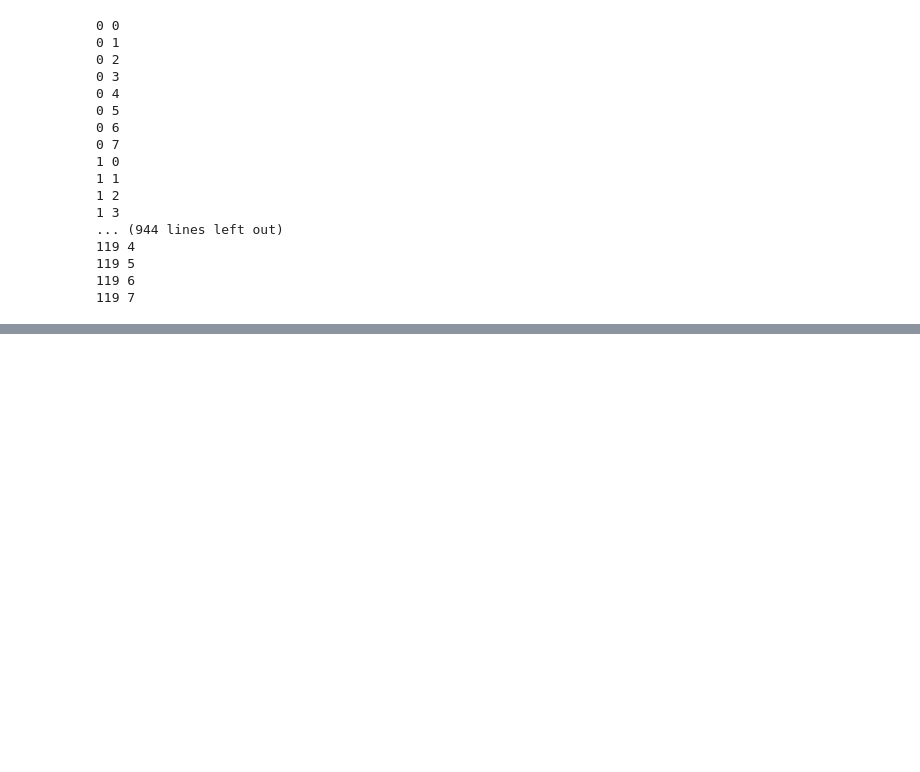
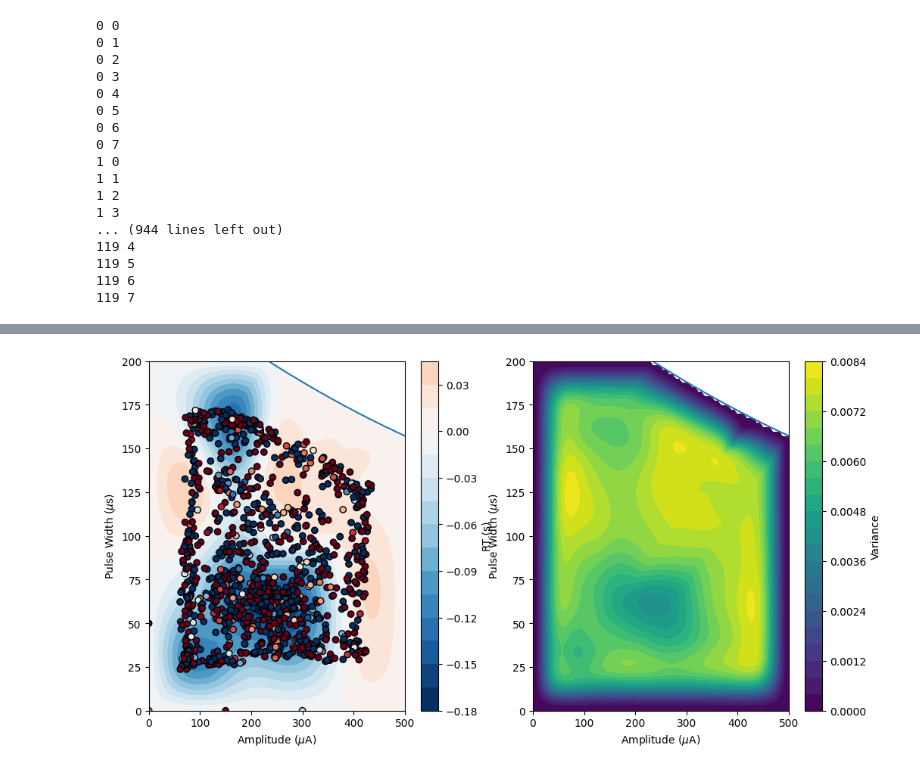
Before and after one commit to tne-lab/NeuroOptimizationPaper, a Jupyter notebook: figure4.ipynb, the cells around one changed output, grey strips where cells are left out. Cells and saved outputs as stored; diff of their text form; code cells hidden in the pictures; blank space fills up the shorter version.

```diff
--- a/figure4.ipynb
+++ b/figure4.ipynb
@@ -550,4 +562,15 @@ KeyboardInterrupt:
 # %%
-temp = results[2]['model'].train_inputs[0][-150:,:].detach().cpu().numpy()
+with open('outcomes/outcomes_gibbon_corrected.pickle', 'rb') as handle:
+    results = pickle.load(handle)
 # %%
-warper2 = get_warper(sim)
+tkwargs = {"dtype": torch.double, "device": 'cuda'}
+bounds = [(0, 0), (500, 200)]
+tensor_bounds = torch.atleast_2d(torch.tensor(bounds, **tkwargs))
+init_params = [[0, 150, 300, 300, 150, 0], [0, 0, 0, 50, 50, 50]]
+standard_bounds = torch.zeros(2, 2, **tkwargs)
+standard_bounds[1] = 1
+warper = get_warper(sims_full[6])
+# %%
+warped_posterior_plot(warper, results[6]['model'], unwarp(warper, results[6]['model'].train_inputs[0]), results[6]['model'].train_targets)
+# %% [output]
+[figure, added]
```
Also changed, not shown: parts of 10 cells of this notebook, 2 other files.
